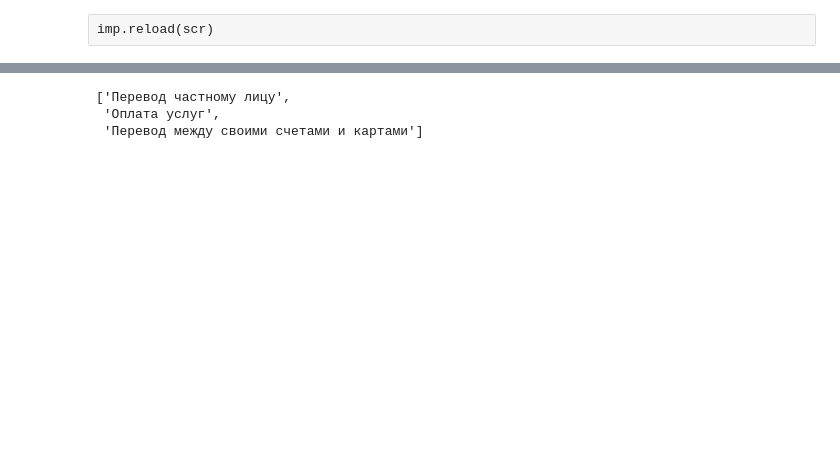
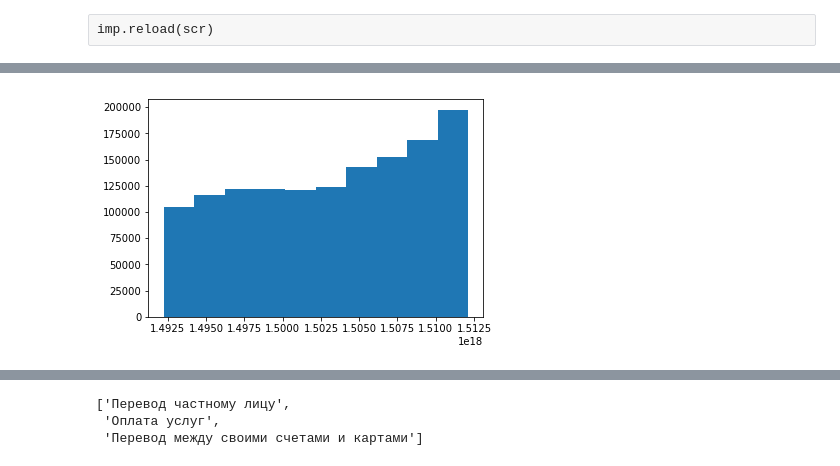
Before and after one commit to orlov-alexander/hse_nis, a Jupyter notebook: notebooks/data_preparation/alex_data_prep_for_pipeline_temp.ipynb, the cells around one changed output, grey strips where cells are left out. Drawn from its saved outputs; the diff is of its cells as text; code cells hidden in the pictures; blank space fills up the shorter version.

```diff
--- a/notebooks/data_preparation/alex_data_prep_for_pipeline_temp.ipynb
+++ b/notebooks/data_preparation/alex_data_prep_for_pipeline_temp.ipynb
@@ -189,4 +200,5 @@ Length of train files is 51
 # %% [raw]
 imp.reload(scr)
 # %%
-# data = pd.read_feather('../data/raw_splits/train/{}'.format(chunk_names[0]))
+%%time
+data_raw = pd.read_feather(train_files[0])
@@ -193,2 +224,3 @@ imp.reload(scr)
 # %%
-# data.columns
+%%time
+data = transform_cols(data_raw)
@@ -194,0 +600,5 @@ imp.reload(scr)
+# %%
+plt.hist(data.event_time.astype(int).dropna())
+plt.show()
+# %% [output]
+[figure, added]
```
Also changed, not shown: parts of 83 cells of this notebook, 4 other files.
